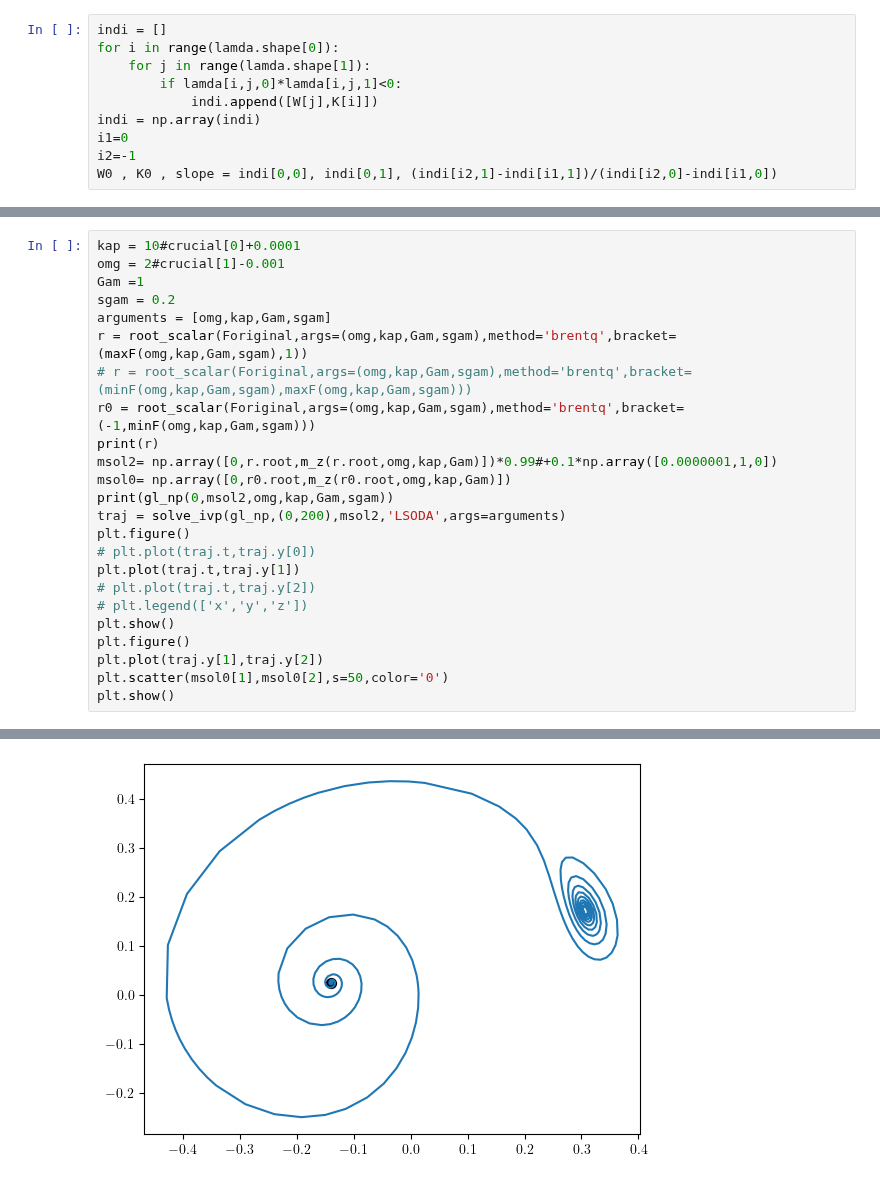
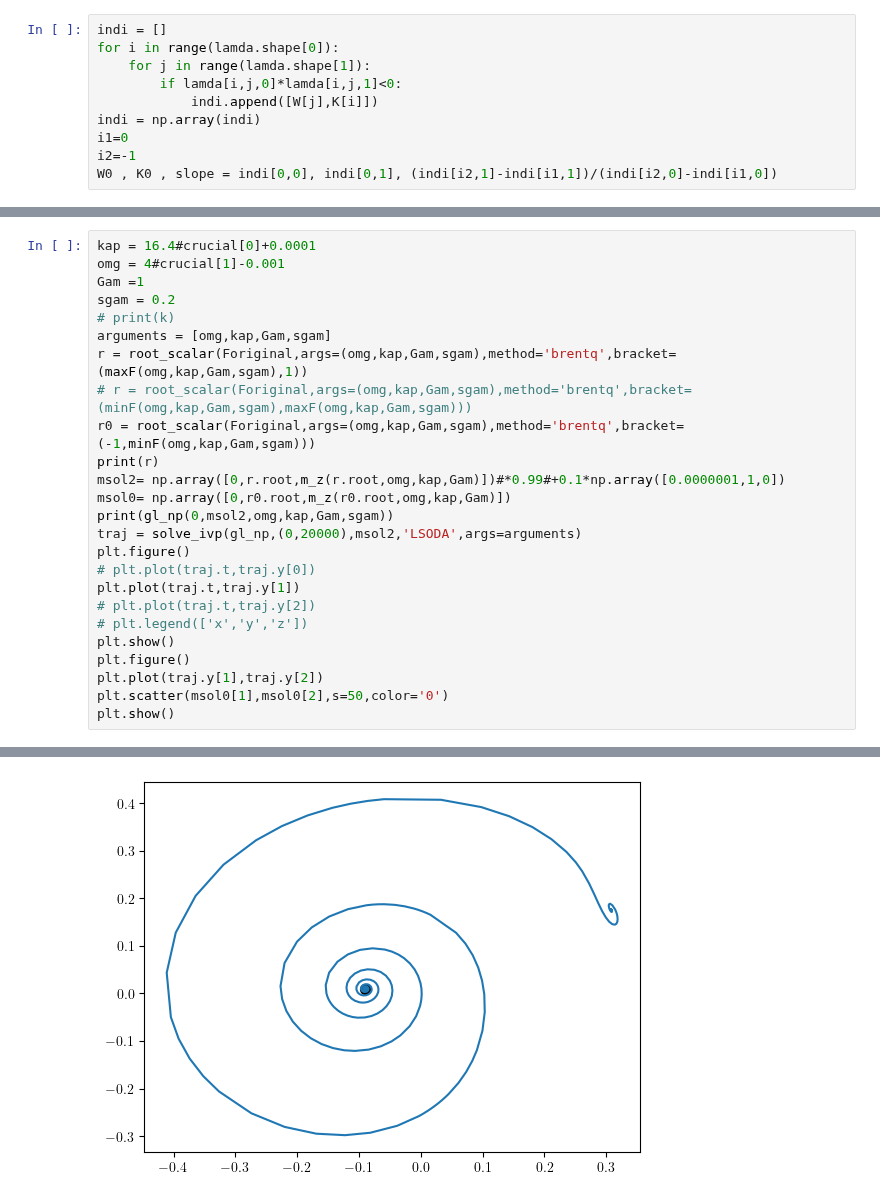
Before and after one commit to ChriGomm/Bachelor_sympy, a Jupyter notebook: sign_lam.ipynb, the cells around one changed output, grey strips where cells are left out. Drawn from its saved outputs; the diff is of its cells as text.

```diff
--- a/sign_lam.ipynb
+++ b/sign_lam.ipynb
@@ -938,17 +1016,18 @@ $\displaystyle \left[\begin{matrix}- \frac{G}{2} - \frac{\gamma}{2} + \kappa z &
 # %%
-kap = 10#crucial[0]+0.0001
-omg = 2#crucial[1]-0.001
+kap = 16.4#crucial[0]+0.0001
+omg = 4#crucial[1]-0.001
 Gam =1
 sgam = 0.2
+# print(k)
 arguments = [omg,kap,Gam,sgam]
 r = root_scalar(Foriginal,args=(omg,kap,Gam,sgam),method='brentq',bracket=(maxF(omg,kap,Gam,sgam),1))
 # r = root_scalar(Foriginal,args=(omg,kap,Gam,sgam),method='brentq',bracket=(minF(omg,kap,Gam,sgam),maxF(omg,kap,Gam,sgam)))
 r0 = root_scalar(Foriginal,args=(omg,kap,Gam,sgam),method='brentq',bracket=(-1,minF(omg,kap,Gam,sgam)))
 print(r)
-msol2= np.array([0,r.root,m_z(r.root,omg,kap,Gam)])*0.99#+0.1*np.array([0.0000001,1,0])
+msol2= np.array([0,r.root,m_z(r.root,omg,kap,Gam)])#*0.99#+0.1*np.array([0.0000001,1,0])
 msol0= np.array([0,r0.root,m_z(r0.root,omg,kap,Gam)])
 print(gl_np(0,msol2,omg,kap,Gam,sgam))
-traj = solve_ivp(gl_np,(0,200),msol2,'LSODA',args=arguments)
+traj = solve_ivp(gl_np,(0,20000),msol2,'LSODA',args=arguments)
 plt.figure()
 # plt.plot(traj.t,traj.y[0])
 plt.plot(traj.t,traj.y[1])
@@ -972 +1060 @@ plt.show()
-[figure, old version]
+[figure, new version]
```
Also changed, not shown: parts of 11 cells of this notebook.
